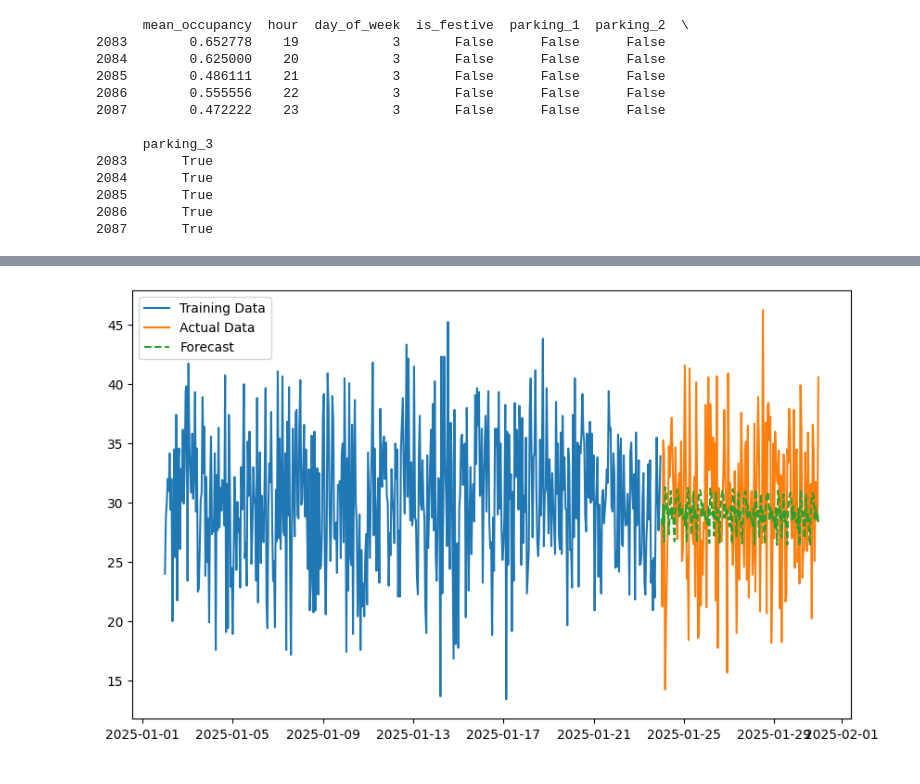
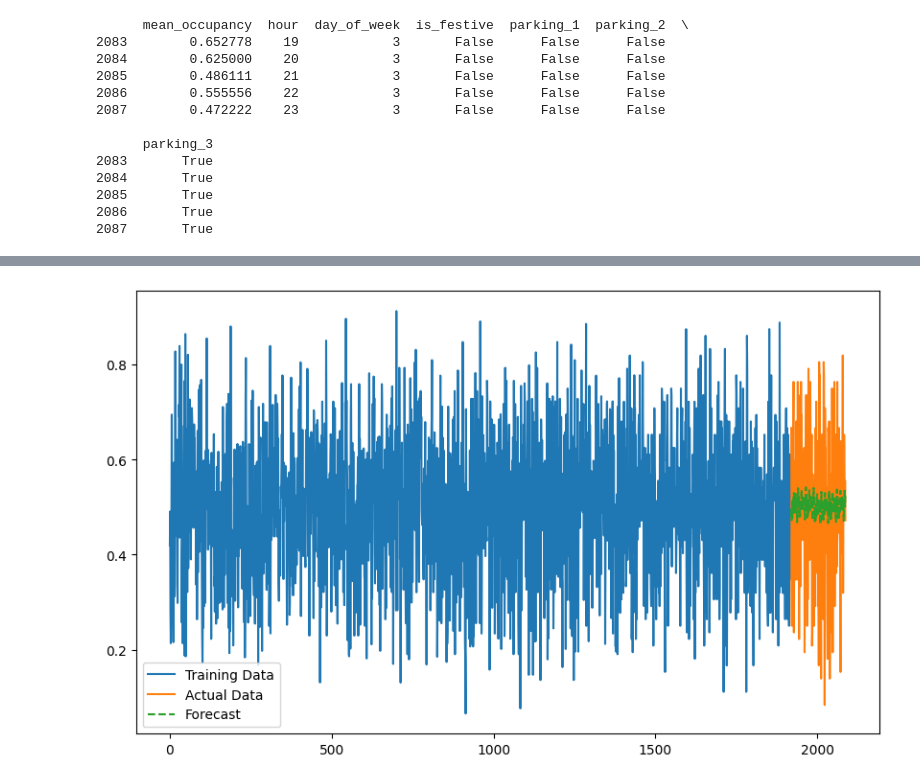
Before and after one commit to fradimassimo/SmartParkingSystem, a Jupyter notebook: data_processor/prov.ipynb, the cells around one changed output, grey strips where cells are left out. Drawn from its saved outputs; the diff is of its cells as text; code cells hidden in the pictures.

Commit message:
SARIMA

```diff
--- a/data_processor/prov.ipynb
+++ b/data_processor/prov.ipynb
@@ -8,7 +8,7 @@ end_time = datetime(2025, 1, 2, 0, 0)
 time_interval = timedelta(minutes=15)
 
 
-data = pdg.generate_fake_parking_data(start_time, end_time, time_interval, [1,2,3])
+data = pdg.generate_fake_parking_data(start_time, end_time, time_interval, [1,2])
 
 
 df = pd.DataFrame(data)
@@ -81,12 +81,11 @@ y_test = test_data['mean_occupancy']
 X_train = train_data.drop(columns=['mean_occupancy'])
 X_test = test_data.drop(columns=['mean_occupancy'])
 
+X_train = X_train.astype(int)
+X_test = X_test.astype(int)
+
 X_train = X_train.apply(pd.to_numeric, errors='coerce').fillna(X_train.mean())
 X_test = X_test.apply(pd.to_numeric, errors='coerce').fillna(X_test.mean())
-
-print(X_train.dtypes)
-print(X_test.dtypes)
-print(y_train.dtypes)
 
 # Fit SARIMA model (order and seasonal_order are placeholders; these need tuning)
 sarima_model = SARIMAX(
@@ -101,7 +100,6 @@ sarima_result = sarima_model.fit()
 
 print("Now doing the forecast")
 # Forecast the next 7 days (168 hours)
-forecast = sarima_result.forecast(steps=168)
 forecast = sarima_result.forecast(steps=168, exog=X_test)
 
 
@@ -132,11 +139,11 @@ float64
 # %%
 # Plot the results
 import matplotlib.pyplot as plt
 plt.figure(figsize=(10, 6))
-plt.plot(train_data, label='Training Data')
-plt.plot(test_data, label='Actual Data')
+plt.plot(train_data['mean_occupancy'], label='Training Data')
+plt.plot(test_data['mean_occupancy'], label='Actual Data')
 plt.plot(forecast, label='Forecast', linestyle='--')
 plt.legend()
 plt.show()
 # %% [output]
-[figure, old version]
+[figure, new version]
```
Also changed, not shown: parts of 5 cells of this notebook, 9 other files.
